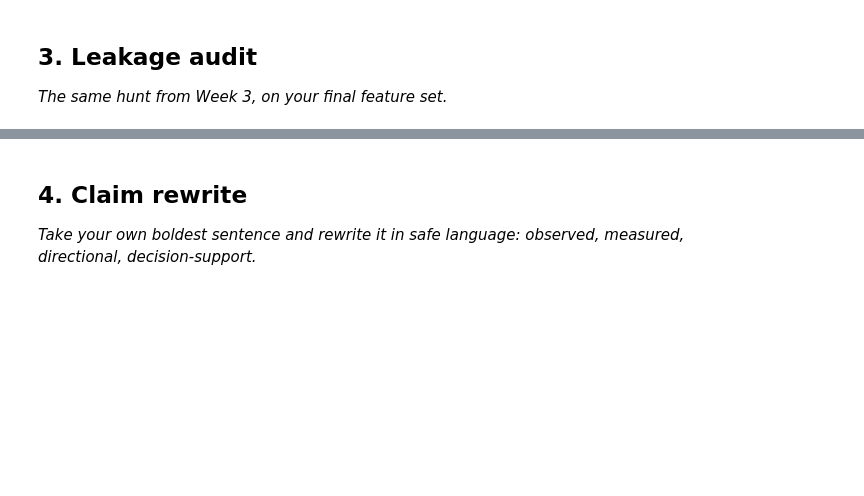
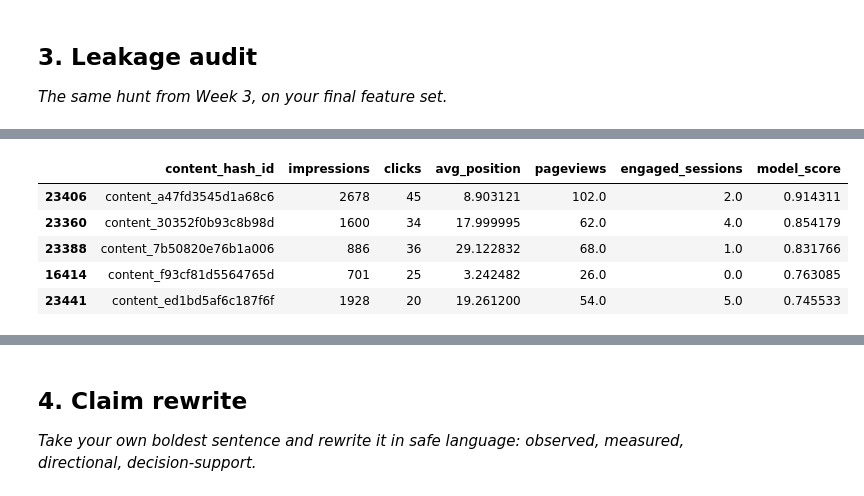
Before and after one commit to krishamerja1903/flyrank-ml-internship, a Jupyter notebook: work/notebooks/w06_validation_audit.ipynb, the cells around one changed output, grey strips where cells are left out. Cells and saved outputs as stored; diff of their text form; code cells hidden in the pictures; blank space fills up the shorter version.

```diff
--- a/work/notebooks/w06_validation_audit.ipynb
+++ b/work/notebooks/w06_validation_audit.ipynb
@@ -29,0 +404,94 @@ This skeleton is yours to fill. Work the sections **in order** — each one has
+# %%
+# SECTION 3 — LEAKAGE AUDIT
+
+print("FINAL MODEL FEATURES:")
+for feature in features:
+    print("-", feature)
+
+# Columns that must NOT be model inputs
+forbidden_inputs = [
+    "late_clicks",
+    "late_days",
+    "late_avg_clicks",
+    "declining",
+    "client_hash_id",
+    "content_hash_id"
+]
+
+used_forbidden = [
+    col for col in forbidden_inputs
+    if col in features
+]
+
+print("\nLEAKAGE CHECK")
+print("Forbidden inputs used:", used_forbidden)
+
+if len(used_forbidden) == 0:
+    print("Leakage audit: PASS")
+else:
+    print("Leakage audit: FAIL")
+
+# Verify timing of feature and label windows
+print("\nTIME-WINDOW CHECK")
+print("Feature window: 2026-03-01 to 2026-03-15")
+print("Outcome window: 2026-03-16 to 2026-03-31")
+
+# Verify grouped validation
+client_overlap = len(
+    set(group_train["client_hash_id"]) &
+    set(group_test["client_hash_id"])
+)
+
+print("\nGROUP CHECK")
+print("Client overlap:", client_overlap)
+
+if client_overlap == 0:
+    print("Grouped validation check: PASS")
+else:
+    print("Grouped validation check: FAIL")
+
+# Show real failure examples from the honest grouped split
+group_scored["prediction"] = (
+    group_scored["model_score"] >= 0.5
+).astype(int)
+
+false_positives = group_scored[
+    (group_scored["prediction"] == 1) &
+    (group_scored["declining"] == 0)
+].copy()
+
+false_negatives = group_scored[
+    (group_scored["prediction"] == 0) &
+    (group_scored["declining"] == 1)
+].copy()
+
+print("\nFAILURE EXAMPLES")
+print("False positives:", len(false_positives))
+print("False negatives:", len(false_negatives))
+
+safe_cols = [
+    "content_hash_id",
+    "impressions",
+    "clicks",
+    "avg_position",
+    "pageviews",
+    "engaged_sessions",
+    "model_score"
+]
+
+print("\nExample false positives:")
+display(
+    false_positives
+    .sort_values("model_score", ascending=False)
+    [safe_cols]
+    .head(5)
+)
+
+print("\nExample false negatives:")
+display(
+    false_negatives
+    .sort_values("model_score")
+    [safe_cols]
+    .head(5)
+)
+# %% [output]
@@ -29,0 +515,6 @@ This skeleton is yours to fill. Work the sections **in order** — each one has
+|  | content_hash_id | impressions | clicks | avg_position | pageviews | engaged_sessions | model_score |
+| 23406 | content_a47fd3545d1a68c6 | 2678 | 45 | 8.903121 | 102.0 | 2.0 | 0.914311 |
+| 23360 | content_30352f0b93c8b98d | 1600 | 34 | 17.999995 | 62.0 | 4.0 | 0.854179 |
+| 23388 | content_7b50820e76b1a006 | 886 | 36 | 29.122832 | 68.0 | 1.0 | 0.831766 |
+| 16414 | content_f93cf81d5564765d | 701 | 25 | 3.242482 | 26.0 | 0.0 | 0.763085 |
+| 23441 | content_ed1bd5af6c187f6f | 1928 | 20 | 19.261200 | 54.0 | 5.0 | 0.745533 |
```
Also changed, not shown: parts of 9 cells of this notebook.
